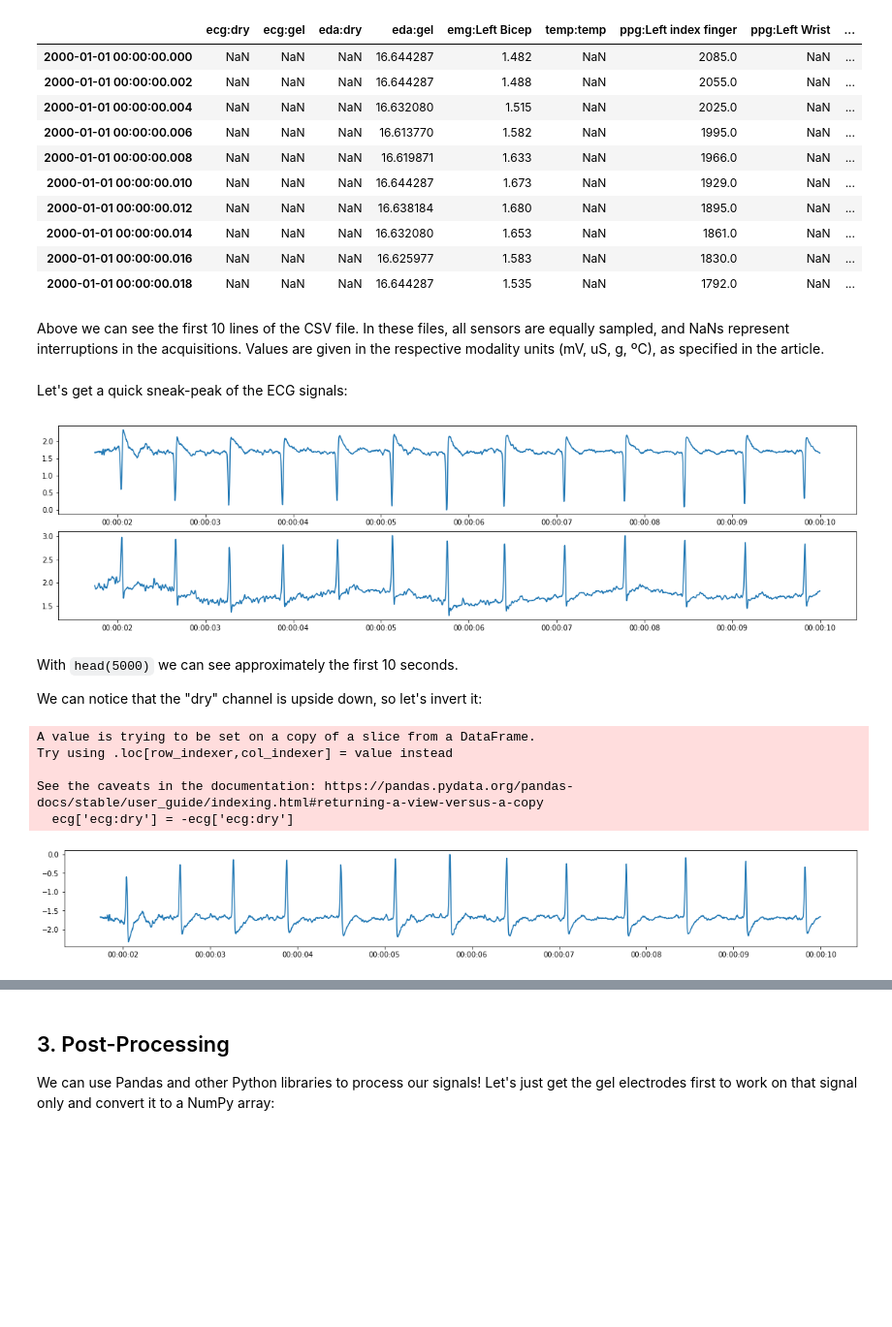
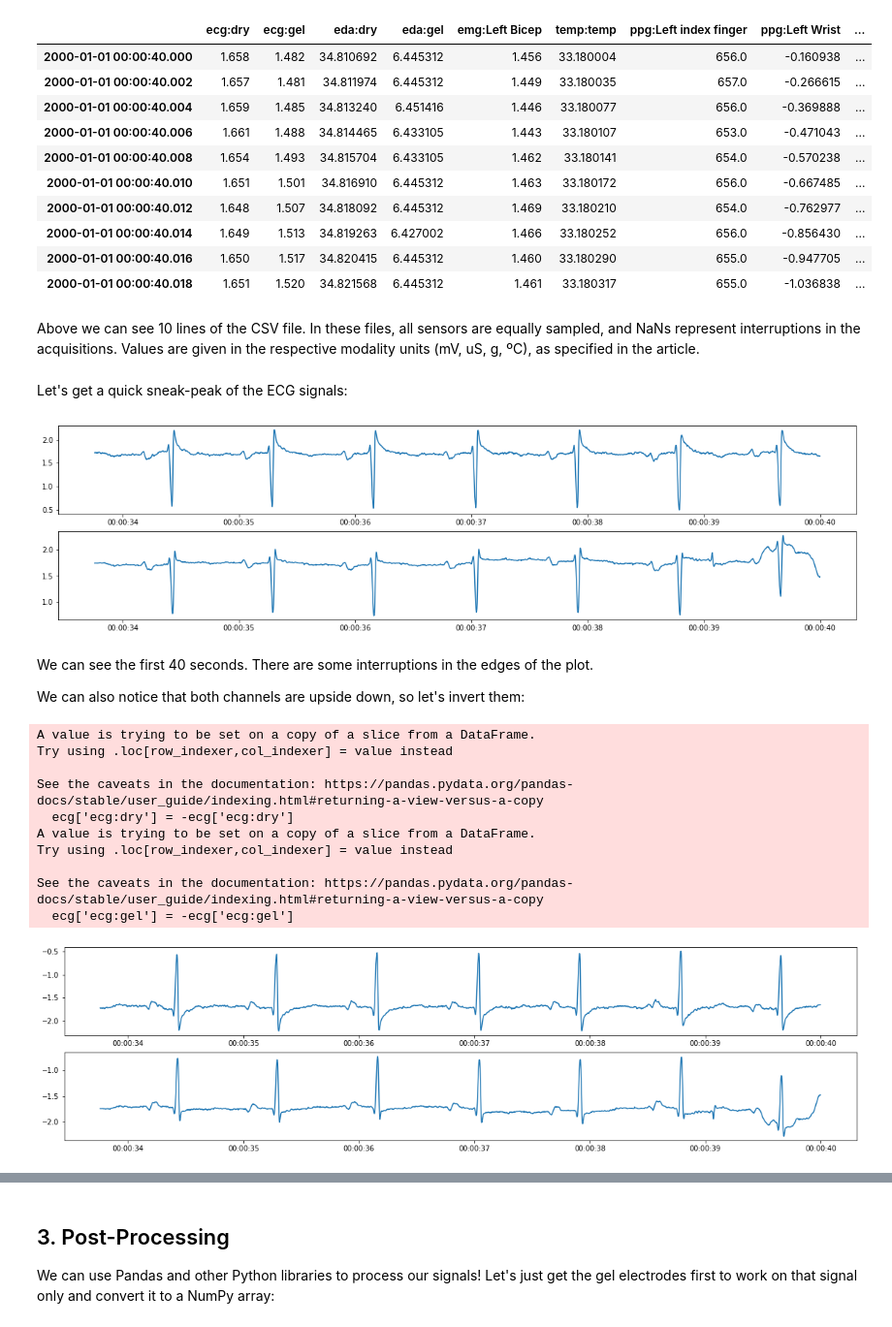
Before and after one commit to scientisst/ScientISST-MOVE, a Jupyter notebook: usage/csv.ipynb, the cells around one changed output, grey strips where cells are left out. Shown at 97% size. Cells and saved outputs as stored; diff of their text form; code cells hidden in the pictures; blank space fills up the shorter version.

```diff
--- a/usage/csv.ipynb
+++ b/usage/csv.ipynb
@@ -34,52 +54,61 @@ Let's use subject F408 as an example. Consider we will need only the ECGs for th
 # %%
 import pandas as pd
-code = 'F408'
-f408_signals = pd.read_csv(f'csv/{code}.csv', index_col=0, parse_dates=True)
-f408_signals.head(10)
+code = '3B8D'
+signals = pd.read_csv(f'csv/{code}.csv', index_col=0, parse_dates=True)
+signals[500*40:500*40+10]  # somewhere in the beginning of the session
 # %% [output]
 |  | ecg:dry | ecg:gel | eda:dry | eda:gel | emg:Left Bicep | temp:temp | ppg:Left index finger | ppg:Left Wrist | ... |
-| 2000-01-01 00:00:00.000 | NaN | NaN | NaN | 16.644287 | 1.482 | NaN | 2085.0 | NaN | ... |
-| 2000-01-01 00:00:00.002 | NaN | NaN | NaN | 16.644287 | 1.488 | NaN | 2055.0 | NaN | ... |
-| 2000-01-01 00:00:00.004 | NaN | NaN | NaN | 16.632080 | 1.515 | NaN | 2025.0 | NaN | ... |
-| 2000-01-01 00:00:00.006 | NaN | NaN | NaN | 16.613770 | 1.582 | NaN | 1995.0 | NaN | ... |
-| 2000-01-01 00:00:00.008 | NaN | NaN | NaN | 16.619871 | 1.633 | NaN | 1966.0 | NaN | ... |
-| 2000-01-01 00:00:00.010 | NaN | NaN | NaN | 16.644287 | 1.673 | NaN | 1929.0 | NaN | ... |
-| 2000-01-01 00:00:00.012 | NaN | NaN | NaN | 16.638184 | 1.680 | NaN | 1895.0 | NaN | ... |
-| 2000-01-01 00:00:00.014 | NaN | NaN | NaN | 16.632080 | 1.653 | NaN | 1861.0 | NaN | ... |
-| 2000-01-01 00:00:00.016 | NaN | NaN | NaN | 16.625977 | 1.583 | NaN | 1830.0 | NaN | ... |
-| 2000-01-01 00:00:00.018 | NaN | NaN | NaN | 16.644287 | 1.535 | NaN | 1792.0 | NaN | ... |
+| 2000-01-01 00:00:40.000 | 1.658 | 1.482 | 34.810692 | 6.445312 | 1.456 | 33.180004 | 656.0 | -0.160938 | ... |
+| 2000-01-01 00:00:40.002 | 1.657 | 1.481 | 34.811974 | 6.445312 | 1.449 | 33.180035 | 657.0 | -0.266615 | ... |
+| 2000-01-01 00:00:40.004 | 1.659 | 1.485 | 34.813240 | 6.451416 | 1.446 | 33.180077 | 656.0 | -0.369888 | ... |
+| 2000-01-01 00:00:40.006 | 1.661 | 1.488 | 34.814465 | 6.433105 | 1.443 | 33.180107 | 653.0 | -0.471043 | ... |
+| 2000-01-01 00:00:40.008 | 1.654 | 1.493 | 34.815704 | 6.433105 | 1.462 | 33.180141 | 654.0 | -0.570238 | ... |
+| 2000-01-01 00:00:40.010 | 1.651 | 1.501 | 34.816910 | 6.445312 | 1.463 | 33.180172 | 656.0 | -0.667485 | ... |
+| 2000-01-01 00:00:40.012 | 1.648 | 1.507 | 34.818092 | 6.445312 | 1.469 | 33.180210 | 654.0 | -0.762977 | ... |
+| 2000-01-01 00:00:40.014 | 1.649 | 1.513 | 34.819263 | 6.427002 | 1.466 | 33.180252 | 656.0 | -0.856430 | ... |
+| 2000-01-01 00:00:40.016 | 1.650 | 1.517 | 34.820415 | 6.445312 | 1.460 | 33.180290 | 655.0 | -0.947705 | ... |
+| 2000-01-01 00:00:40.018 | 1.651 | 1.520 | 34.821568 | 6.445312 | 1.461 | 33.180317 | 655.0 | -1.036838 | ... |
 # %% [markdown]
-Above we can see the first 10 lines of the CSV file. In these files, all sensors are equally sampled, and NaNs represent interruptions in the acquisitions.
+Above we can see 10 lines of the CSV file. In these files, all sensors are equally sampled, and NaNs represent interruptions in the acquisitions.
 Values are given in the respective modality units (mV, uS, g, ºC), as specified in the article.
 # %% [markdown]
 Let's get a quick sneak-peak of the ECG signals:
 # %%
 from matplotlib import pyplot as plt
 
-ecg = f408_signals[['ecg:dry', 'ecg:gel']]
+ecg = signals[['ecg:dry', 'ecg:gel']]
 plt.figure(figsize=(20, 5))
 plt.subplot(211)
-plt.plot(ecg['ecg:dry'].head(5000))
+plt.plot(ecg['ecg:dry'].head(500*40))
 plt.subplot(212)
-plt.plot(ecg['ecg:gel'].head(5000))
+plt.plot(ecg['ecg:gel'].head(500*40))
 plt.show()
 # %% [output]
-[figure, old version]
+[figure, new version]
 # %% [markdown]
-With `head(5000)` we can see approximately the first 10 seconds.
+We can see the first 40 seconds. There are some interruptions in the edges of the plot.
 
-We can notice that the "dry" channel is upside down, so let's invert it:
+We can also notice that both channels are upside down, so let's invert them:
 # %%
 ecg['ecg:dry'] = -ecg['ecg:dry']
-plt.figure(figsize=(20, 2.5))
-plt.plot(ecg['ecg:dry'].head(5000))
+ecg['ecg:gel'] = -ecg['ecg:gel']
+plt.figure(figsize=(20, 5))
+plt.subplot(211)
+plt.plot(ecg['ecg:dry'].head(500*40))
+plt.subplot(212)
+plt.plot(ecg['ecg:gel'].head(500*40))
 plt.show()
 # %% [output]
 A value is trying to be set on a copy of a slice from a DataFrame.
 Try using .loc[row_indexer,col_indexer] = value instead
 
 See the caveats in the documentation: https://pandas.pydata.org/pandas-docs/stable/user_guide/indexing.html#returning-a-view-versus-a-copy
   ecg['ecg:dry'] = -ecg['ecg:dry']
+A value is trying to be set on a copy of a slice from a DataFrame.
+Try using .loc[row_indexer,col_indexer] = value instead
+
+See the caveats in the documentation: https://pandas.pydata.org/pandas-docs/stable/user_guide/indexing.html#returning-a-view-versus-a-copy
+  ecg['ecg:gel'] = -ecg['ecg:gel']
-[figure, old version]
+[figure, new version]
 # %% [markdown]
 ## 2. Index a Biosignal
```
Also changed, not shown: parts of 18 cells of this notebook, 2 other files.
